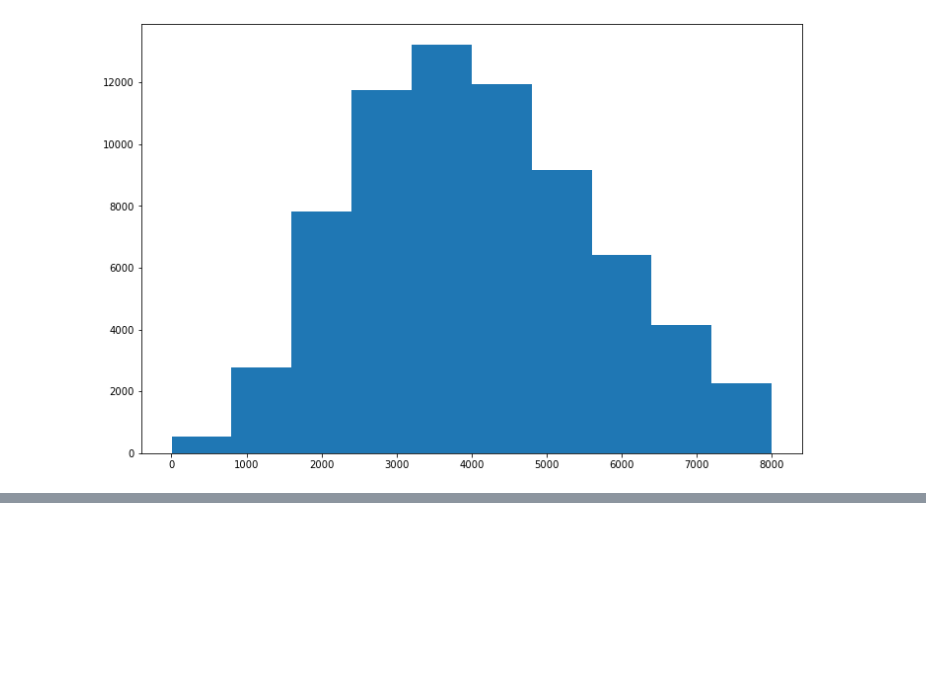
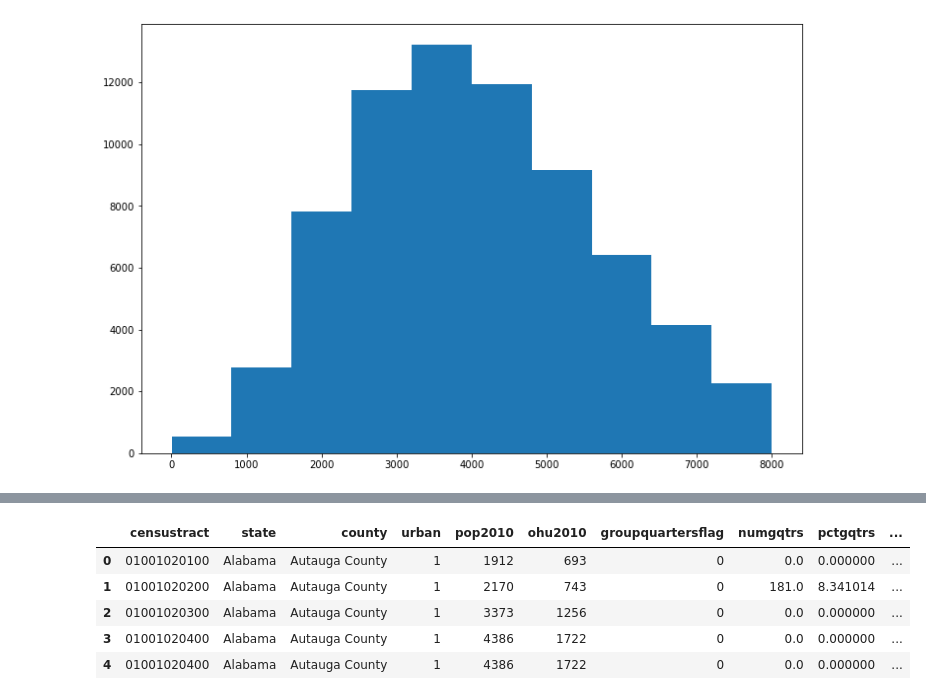
Before and after one commit to derryzrli/food-insecurity-analysis, a Jupyter notebook: starter-code_k.ipynb, the cells around one changed output, grey strips where cells are left out. Cells and saved outputs as stored; diff of their text form; code cells hidden in the pictures; blank space fills up the shorter version.

```diff
--- a/starter-code_k.ipynb
+++ b/starter-code_k.ipynb
@@ -187,0 +190,2 @@ plt.hist(data_2019[data_2019['pop2010'] <= 8000]['pop2010']);
+# %%
+zip_2019 = pd.read_excel('datasets/zip_tracts/ZIP_TRACT_032019.xlsx', dtype='category')
@@ -187,0 +224,2 @@ plt.hist(data_2019[data_2019['pop2010'] <= 8000]['pop2010']);
+# %%
+zip_2019[['res_ratio', 'bus_ratio','oth_ratio', 'tot_ratio']] = zip_2019[['res_ratio', 'bus_ratio','oth_ratio', 'tot_ratio']].astype(np.float64)
@@ -187,0 +245,6 @@ plt.hist(data_2019[data_2019['pop2010'] <= 8000]['pop2010']);
+# %%
+data_2019.censustract = data_2019.censustract.astype('category').apply(lambda x: '0'+ str(x) if len(str(x))==10 else x)
+data_2010.censustract = data_2010.censustract.astype('category').apply(lambda x: '0'+ str(x) if len(str(x))==10 else x)
+# %%
+data_2010_zip = pd.merge(data_2010, zip_2010, 'left', left_on='censustract', right_on='tract').dropna(subset=['zip','tract','res_ratio','bus_ratio','oth_ratio','tot_ratio'])
+data_2019_zip = pd.merge(data_2019, zip_2019, 'left', left_on='censustract', right_on='tract').dropna(subset=['zip','tract','res_ratio','bus_ratio','oth_ratio','tot_ratio'])
@@ -187,0 +260,9 @@ plt.hist(data_2019[data_2019['pop2010'] <= 8000]['pop2010']);
+# %%
+data_2019_zip.head()
+# %% [output]
+|  | censustract | state | county | urban | pop2010 | ohu2010 | groupquartersflag | numgqtrs | pctgqtrs | ... |
+| 0 | 01001020100 | Alabama | Autauga County | 1 | 1912 | 693 | 0 | 0.0 | 0.000000 | ... |
+| 1 | 01001020200 | Alabama | Autauga County | 1 | 2170 | 743 | 0 | 181.0 | 8.341014 | ... |
+| 2 | 01001020300 | Alabama | Autauga County | 1 | 3373 | 1256 | 0 | 0.0 | 0.000000 | ... |
+| 3 | 01001020400 | Alabama | Autauga County | 1 | 4386 | 1722 | 0 | 0.0 | 0.000000 | ... |
+| 4 | 01001020400 | Alabama | Autauga County | 1 | 4386 | 1722 | 0 | 0.0 | 0.000000 | ... |
```
Also changed, not shown: parts of 12 cells of this notebook.
